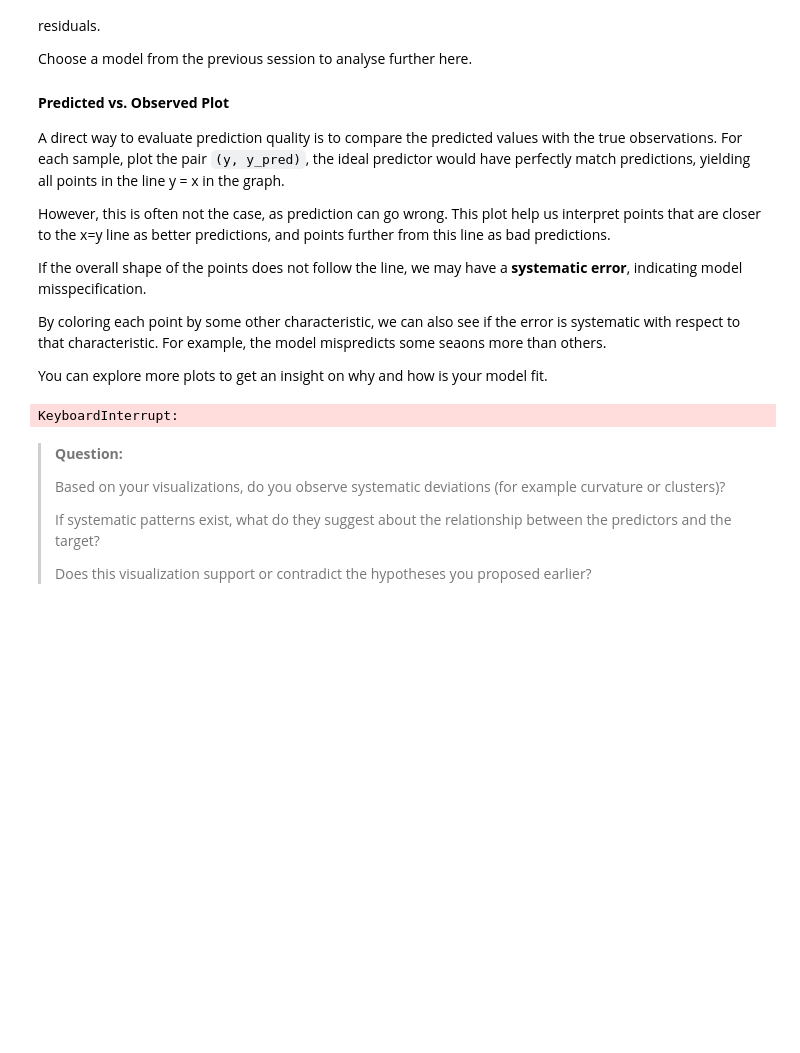
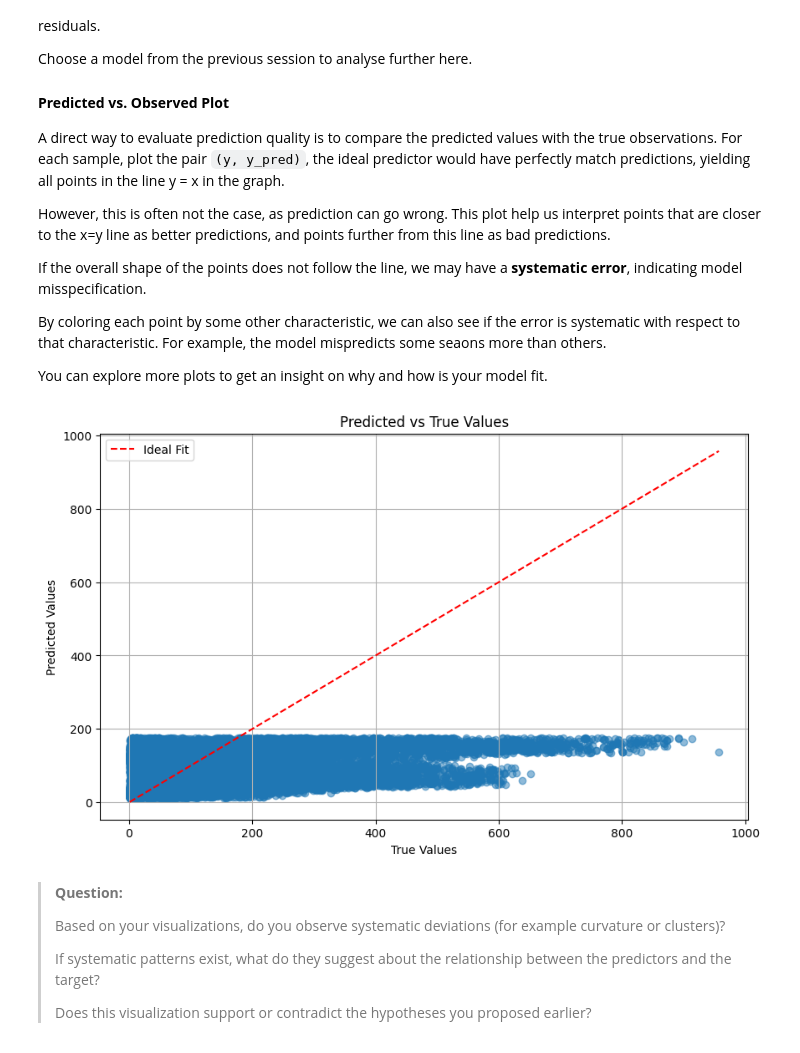
Before and after one commit to nadas-t/Machine-Learning-UNICAMP, a Jupyter notebook: notebooks/Project_1/mc886_1s2026-assignment_1.ipynb, the cells around one changed output. Saved outputs shown, nothing was run; the diff lists cells and outputs as text; code cells hidden in the pictures; blank space fills up the shorter version.

```diff
--- a/notebooks/Project_1/mc886_1s2026-assignment_1.ipynb
+++ b/notebooks/Project_1/mc886_1s2026-assignment_1.ipynb
@@ -776,15 +830,15 @@ def pred_vs_true_plot(y_true: NDArray[np.float64], y_pred: NDArray[np.float64])
     ax.legend()
     plt.show()
 # %%
-best_lr = 1e-5 # Choose the best learning rate based on the previous graphs
+best_lr = 1e-1 # Choose the best learning rate based on the previous graphs
 
 best_linear_model = LinearRegression(learning_rate=best_lr, n_iterations=10000)
 best_linear_model.fit(X, y)
 y_pred = best_linear_model.predict(X)
 
 pred_vs_true_plot(y, y_pred)
 # %% [output]
-KeyboardInterrupt:
+[figure, added]
 # %%
 # Explore more plots to analyze the predictions, e.g., predictions vs time, contribution of each feature to the predictions, etc.
 # %% [markdown]
```
Also changed, not shown: parts of 6 cells of this notebook.
